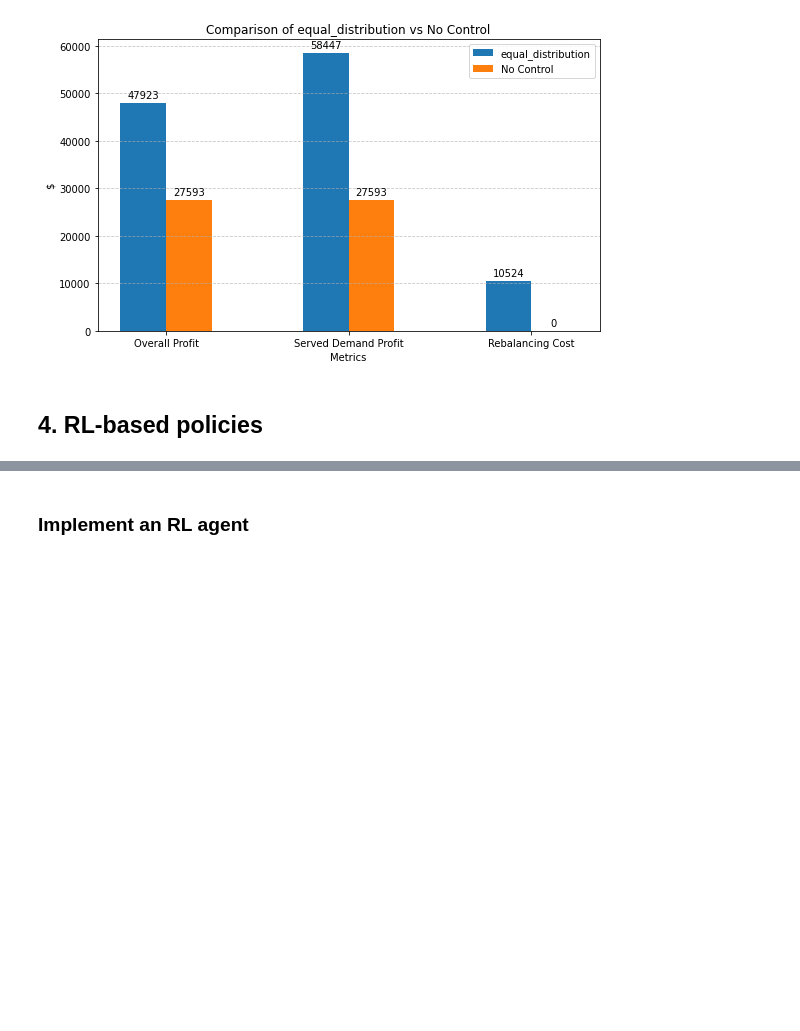
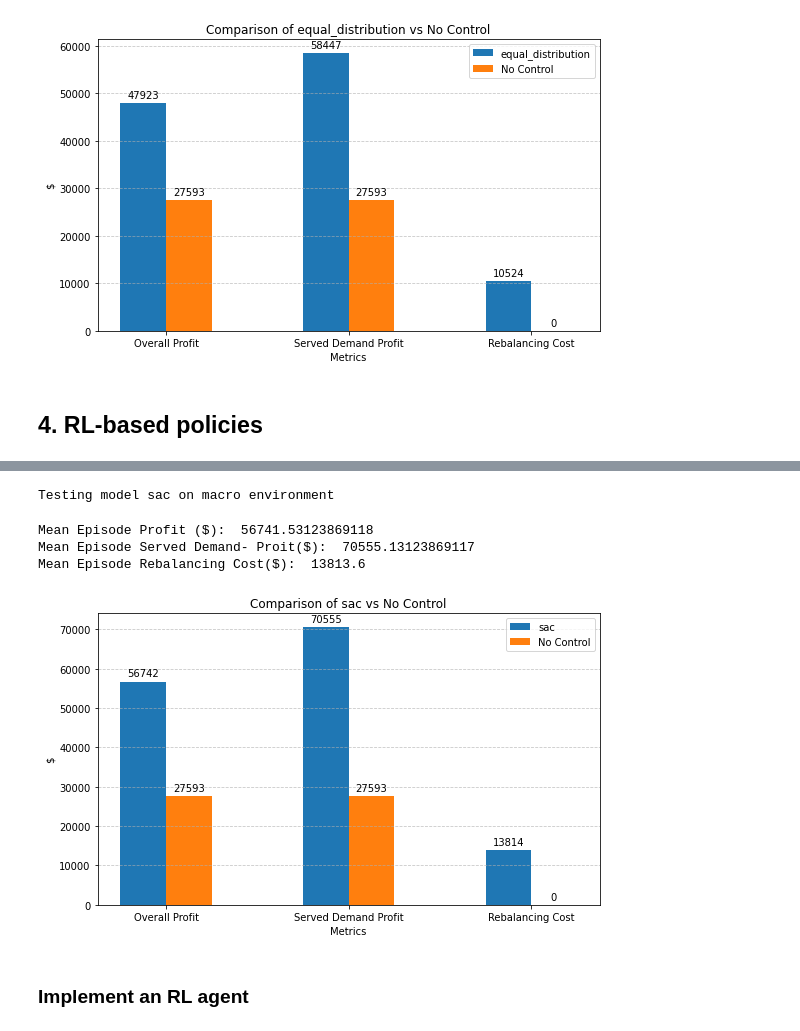
Before and after one commit to gigitresca/amod_complete_repo, a Jupyter notebook: tutorial.ipynb, the cells around one changed output, grey strips where cells are left out. Saved outputs shown, nothing was run; the diff lists cells and outputs as text; code cells hidden in the pictures; blank space fills up the shorter version.

```diff
--- a/tutorial.ipynb
+++ b/tutorial.ipynb
@@ -109,3 +114,19 @@ test(config)
+# %%
+config = {
+    "simulator.name": "macro",
+    "model.name": "sac",
+    "simulator.city": "nyc_brooklyn",
+    "model.test_episodes": 10,
+    "model.cplexpath": None,
+    "model.checkpoint_path": "SAC_nyc_brooklyn"
+}
+test(config)
+# %% [output]
+Testing model sac on macro environment
+Mean Episode Profit ($):  56741.53123869118
+Mean Episode Served Demand- Proit($):  70555.13123869117
+Mean Episode Rebalancing Cost($):  13813.6
+[figure, added]
 # %% [markdown]
 ### Implement an RL agent
 # %% [markdown]
```
Also changed, not shown: parts of 9 cells of this notebook, 3 other files.
